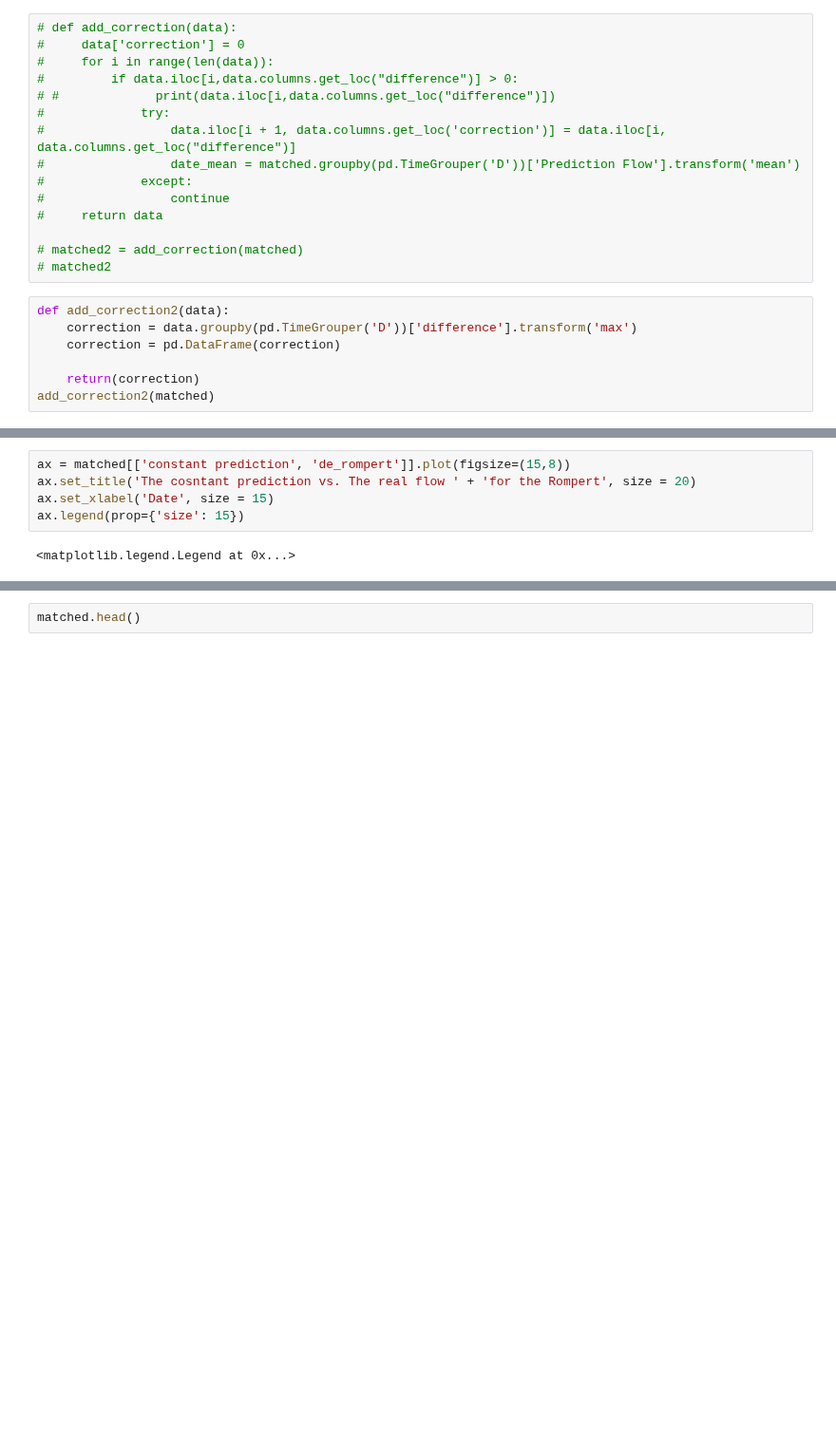
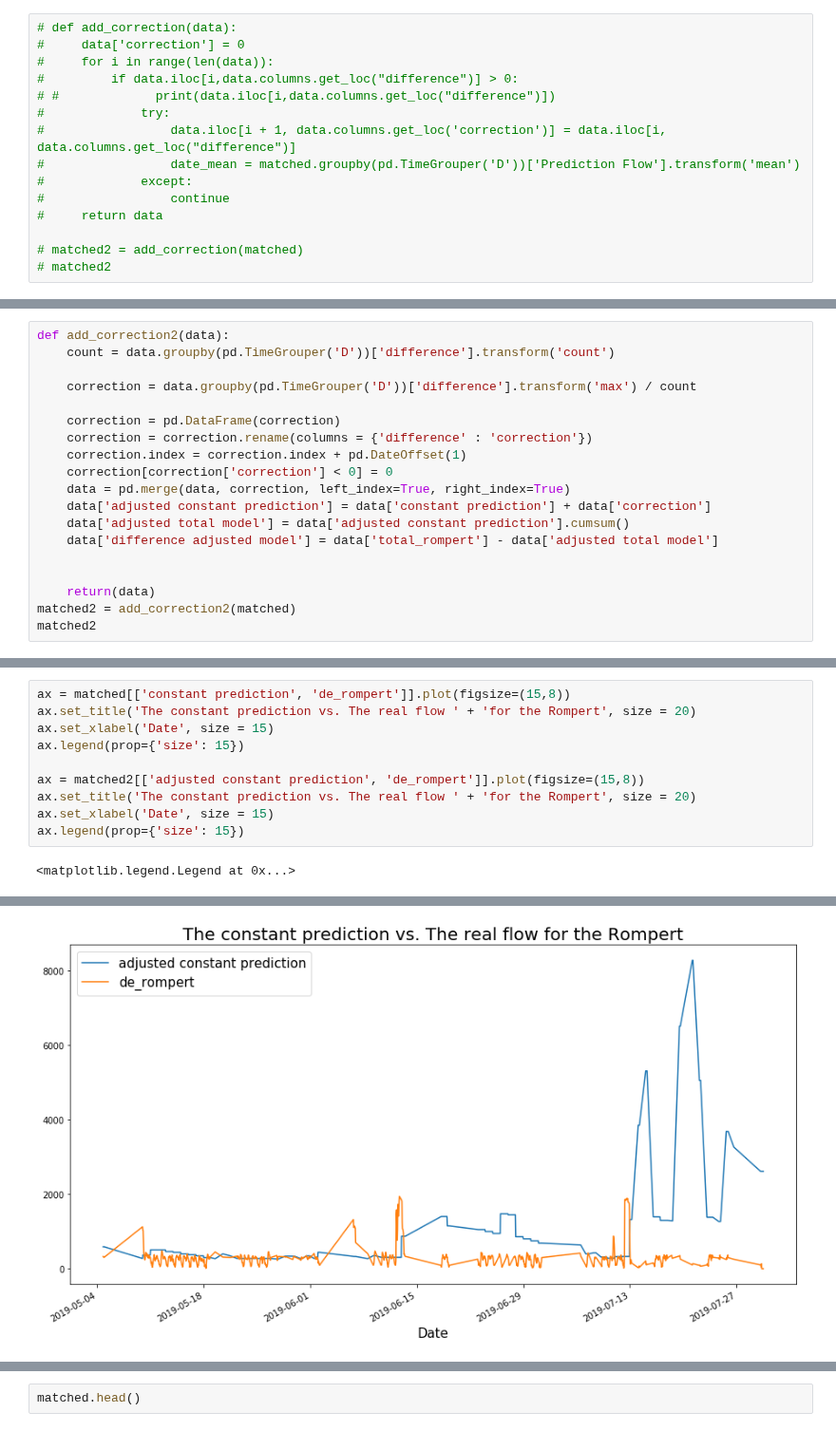
Before and after one commit to Trezorro/waterschap-datachallenge, a Jupyter notebook: Model 2.ipynb, the cells around one changed output, grey strips where cells are left out. Shown at 95% size. Cells and saved outputs as stored; diff of their text form; blank space fills up the shorter version.

```diff
--- a/Model 2.ipynb
+++ b/Model 2.ipynb
@@ -242,10 +242,3 @@ matched
 
 # matched2 = add_correction(matched)
 # matched2
-# %%
-def add_correction2(data):
-    correction = data.groupby(pd.TimeGrouper('D'))['difference'].transform('max')
-    correction = pd.DataFrame(correction)
-
-    return(correction)
-add_correction2(matched)
@@ -271,0 +245,19 @@ add_correction2(matched)
+# %%
+def add_correction2(data):
+    count = data.groupby(pd.TimeGrouper('D'))['difference'].transform('count')
+
+    correction = data.groupby(pd.TimeGrouper('D'))['difference'].transform('max') / count
+
+    correction = pd.DataFrame(correction)
+    correction = correction.rename(columns = {'difference' : 'correction'})
+    correction.index = correction.index + pd.DateOffset(1)
+    correction[correction['correction'] < 0] = 0
+    data = pd.merge(data, correction, left_index=True, right_index=True)
+    data['adjusted constant prediction'] = data['constant prediction'] + data['correction']
+    data['adjusted total model'] = data['adjusted constant prediction'].cumsum()
+    data['difference adjusted model'] = data['total_rompert'] - data['adjusted total model']
+
+
+    return(data)
+matched2 = add_correction2(matched)
+matched2
@@ -272,11 +284,17 @@ add_correction2(matched)
 # %%
 ax = matched[['constant prediction', 'de_rompert']].plot(figsize=(15,8))
-ax.set_title('The cosntant prediction vs. The real flow ' + 'for the Rompert', size = 20)
+ax.set_title('The constant prediction vs. The real flow ' + 'for the Rompert', size = 20)
 ax.set_xlabel('Date', size = 15)
 ax.legend(prop={'size': 15})
+
+ax = matched2[['adjusted constant prediction', 'de_rompert']].plot(figsize=(15,8))
+ax.set_title('The constant prediction vs. The real flow ' + 'for the Rompert', size = 20)
+ax.set_xlabel('Date', size = 15)
+ax.legend(prop={'size': 15})
 # %% [output]
 <matplotlib.legend.Legend at 0x...>
 [figure]
+[figure, added]
 # %%
 ax = matched[['total_rompert', 'total_model']].plot(figsize=(15,8))
 ax.set_title('Amount of pumped water with constant flow vs incoming total', size = 20)
```
Also changed, not shown: parts of 4 cells of this notebook.
